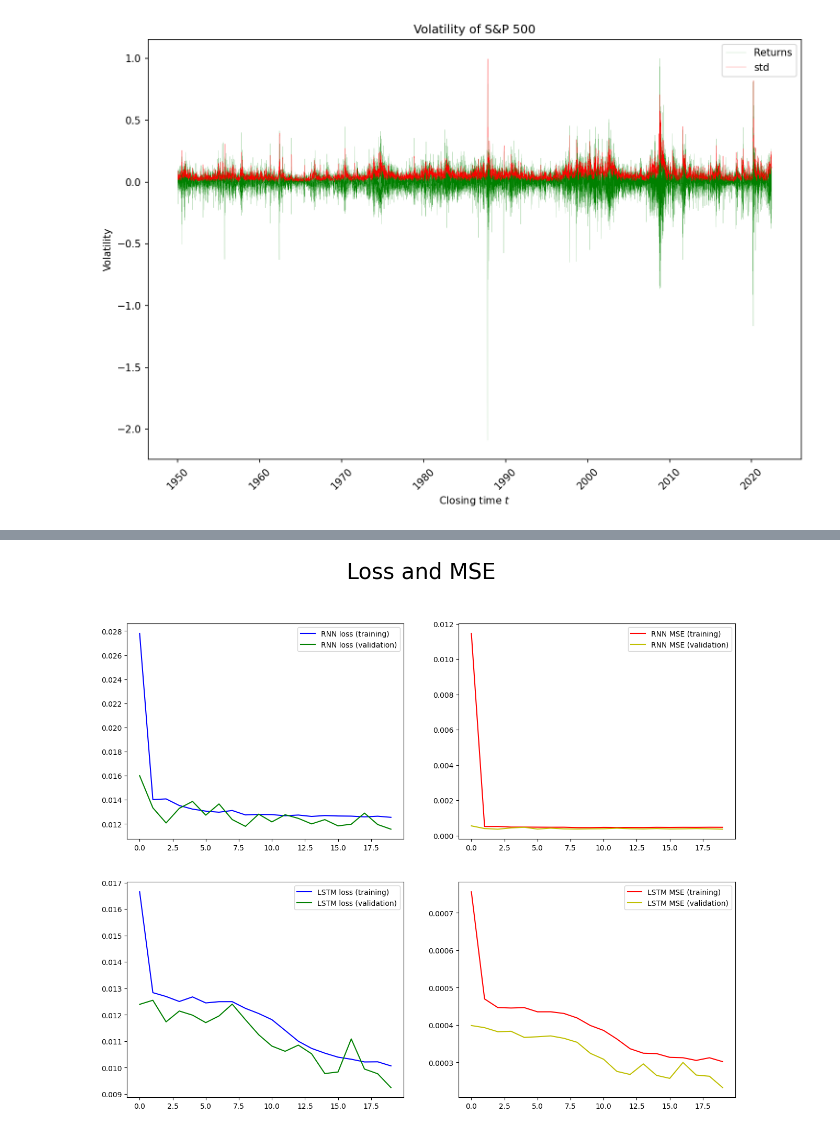
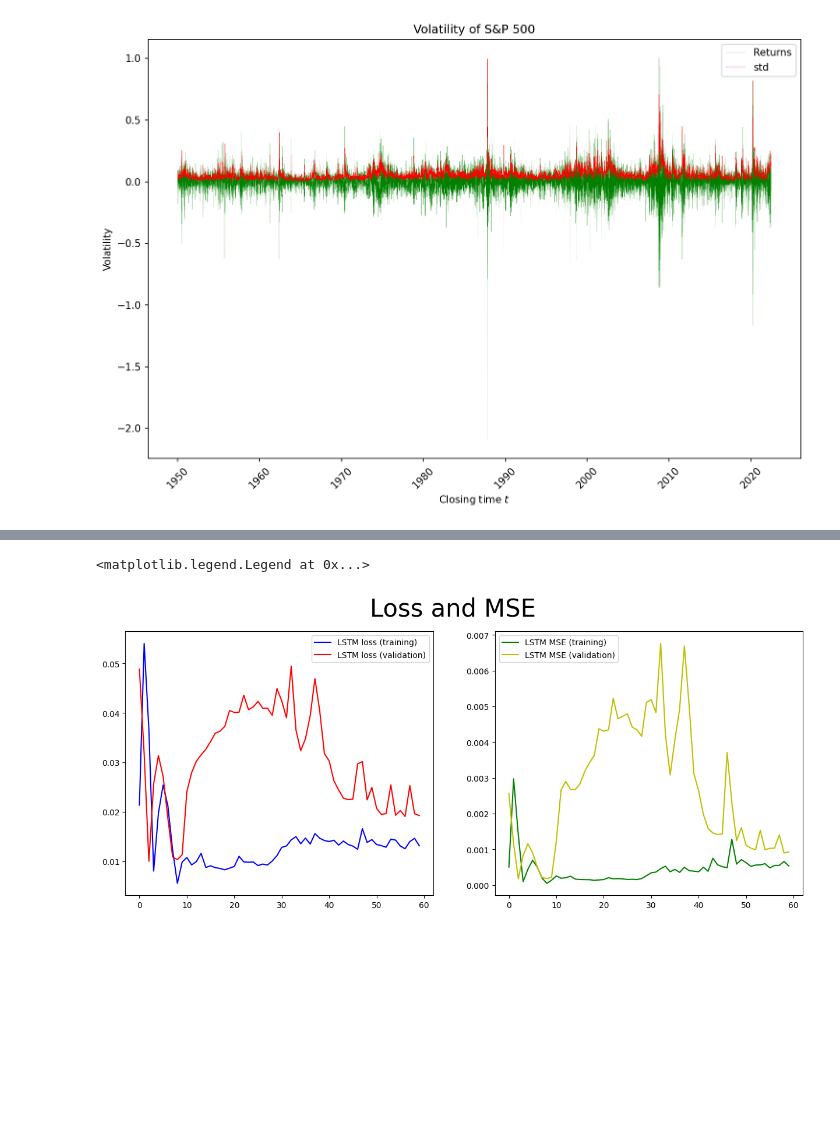
Before and after one commit to gittmp/sustainable-risk-modelling, a Jupyter notebook: Program/risk-forecasting.ipynb, the cells around one changed output, grey strips where cells are left out. Saved outputs shown, nothing was run; the diff lists cells and outputs as text; code cells hidden in the pictures; blank space fills up the shorter version.

```diff
--- a/Program/risk-forecasting.ipynb
+++ b/Program/risk-forecasting.ipynb
@@ -176,23 +178,15 @@ bidir_model = Sequential([
     Dense(1, activation='linear')
 ])
 
-# models = {
-#     'RNN': rnn_model,
-#     'GRU': gru_model,
-#     'LSTM': lstm_model,
-#     'BIDIR': bidir_model
-# }
-
 models = {
-    'RNN': rnn_model,
     'LSTM': lstm_model
 }
 
 for model in models.values():
     model.compile(loss='mae', optimizer='adam', metrics=['mse'])
 # %%
-histories = {}
-for m in range(len(models)):
-    model = list(models.values())[m]
-    history = model.fit(X_train, y_train, epochs=EPOCHS, batch_size=BATCH_SIZE, validation_data=(X_val, y_val))
-    histories.update({list(models.keys())[m]: history.history})
+# histories = {}
+# for m in range(len(models)):
+#     model = list(models.values())[m]
+#     history = model.fit(X_train, y_train, epochs=EPOCHS, batch_size=BATCH_SIZE, validation_data=(X_val, y_val))
+#     histories.update({list(models.keys())[m]: history.history})
@@ -280,16 +336,25 @@ plt.show()
 # %%
 fig, ax = plt.subplots(len(metrics), 2, figsize=(15, 6 * len(metrics)), dpi=100)
 fig.suptitle("Loss and MSE", fontsize=30)
 
-for m in range(len(metrics.keys())):
-    model = list(models.keys())[m]
+ax[0].plot(histories['loss'], color='b', label="LSTM loss (training)")
+ax[0].plot(histories['val_loss'], color='r', label="LSTM loss (validation)")
+ax[0].legend(loc=0)
 
-    ax[m, 0].plot(histories[model]['loss'], color='b', label=f"{model} loss (training)")
-    ax[m, 0].plot(histories[model]['val_loss'], color='g', label=f"{model} loss (validation)")
-    ax[m, 0].legend(loc=0)
+ax[1].plot(histories['mse'], color='g', label="LSTM MSE (training)")
+ax[1].plot(histories['val_mse'], color='y', label="LSTM MSE (validation)")
+ax[1].legend(loc=0)
 
-    ax[m, 1].plot(histories[model]['mse'], color='r', label=f"{model} MSE (training)")
-    ax[m, 1].plot(histories[model]['val_mse'], color='y', label=f"{model} MSE (validation)")
-    ax[m, 1].legend(loc=0)
+# for m in range(len(metrics.keys())):
+#     model = list(models.keys())[m]
+
+#     ax[m, 0].plot(histories[model]['loss'], color='b', label=f"{model} loss (training)")
+#     ax[m, 0].plot(histories[model]['val_loss'], color='g', label=f"{model} loss (validation)")
+#     ax[m, 0].legend(loc=0)
+
+#     ax[m, 1].plot(histories[model]['mse'], color='r', label=f"{model} MSE (training)")
+#     ax[m, 1].plot(histories[model]['val_mse'], color='y', label=f"{model} MSE (validation)")
+#     ax[m, 1].legend(loc=0)
 # %% [output]
+<matplotlib.legend.Legend at 0x...>
-[figure, old version]
+[figure, new version]
```
Also changed, not shown: parts of 9 cells of this notebook.
